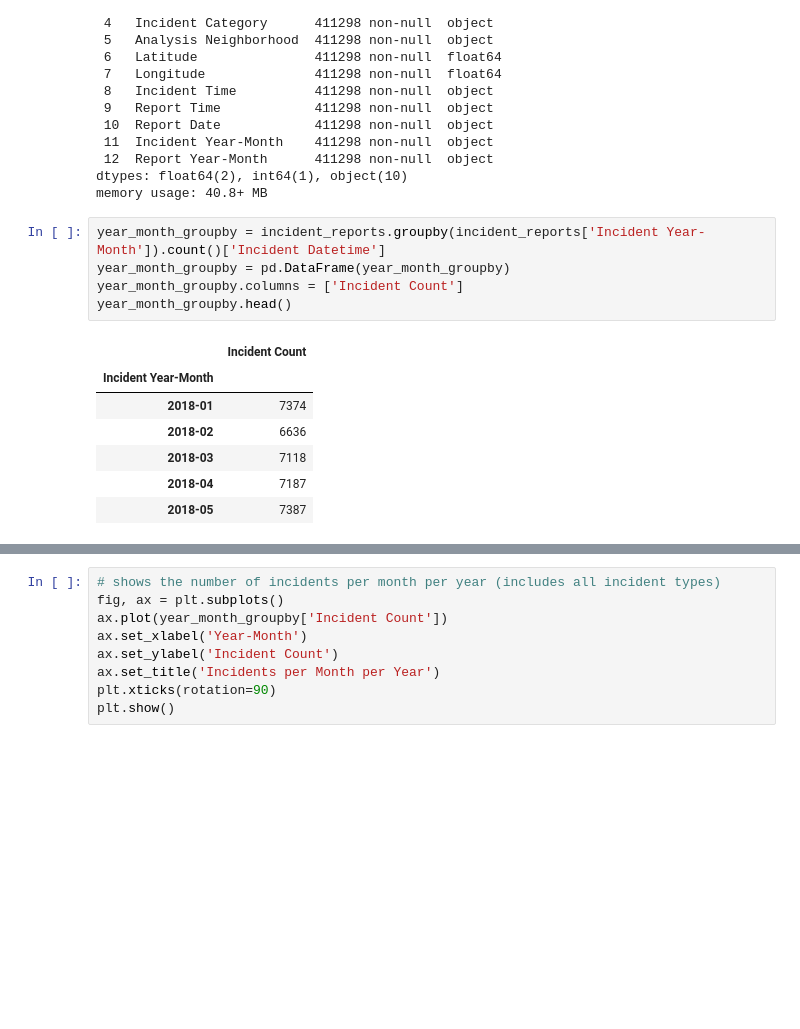
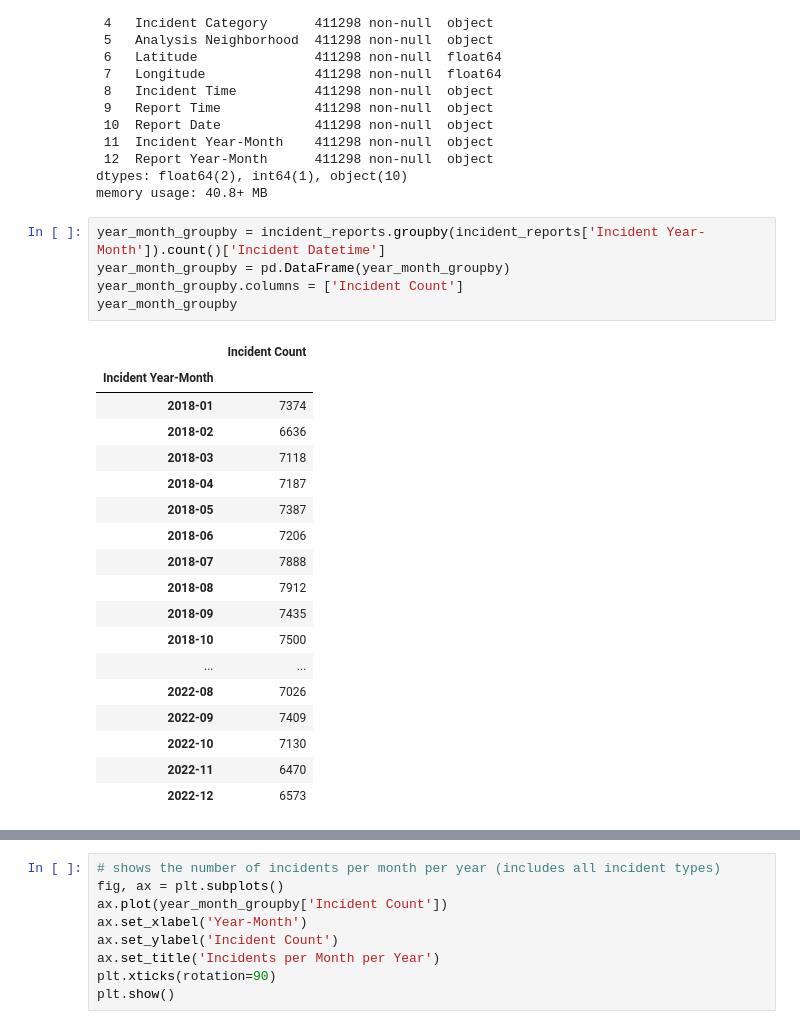
Before and after one commit to ahmed-saleem916/Virtual-Reality-, a Jupyter notebook: date+neighborhood_groupbys.ipynb, the cells around one changed output, grey strips where cells are left out. Cells and saved outputs as stored; diff of their text form; blank space fills up the shorter version.

```diff
--- a/date+neighborhood_groupbys.ipynb
+++ b/date+neighborhood_groupbys.ipynb
@@ -60,14 +60,25 @@ memory usage: 40.8+ MB
 # %%
 year_month_groupby = incident_reports.groupby(incident_reports['Incident Year-Month']).count()['Incident Datetime']
 year_month_groupby = pd.DataFrame(year_month_groupby)
 year_month_groupby.columns = ['Incident Count']
-year_month_groupby.head()
+year_month_groupby
 # %% [output]
 |  | Incident Count |
 | Incident Year-Month |  |
 | 2018-01 | 7374 |
 | 2018-02 | 6636 |
 | 2018-03 | 7118 |
 | 2018-04 | 7187 |
 | 2018-05 | 7387 |
+| 2018-06 | 7206 |
+| 2018-07 | 7888 |
+| 2018-08 | 7912 |
+| 2018-09 | 7435 |
+| 2018-10 | 7500 |
+| ... | ... |
+| 2022-08 | 7026 |
+| 2022-09 | 7409 |
+| 2022-10 | 7130 |
+| 2022-11 | 6470 |
+| 2022-12 | 6573 |
 # %%
```
Also changed, not shown: parts of 6 cells of this notebook.
